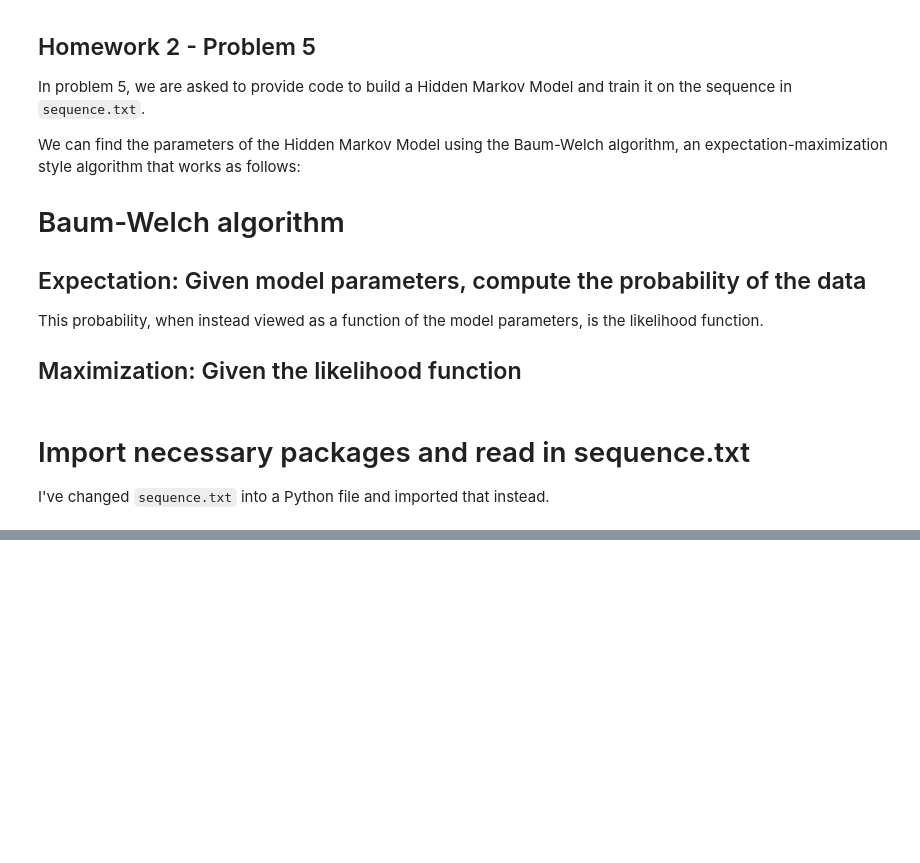
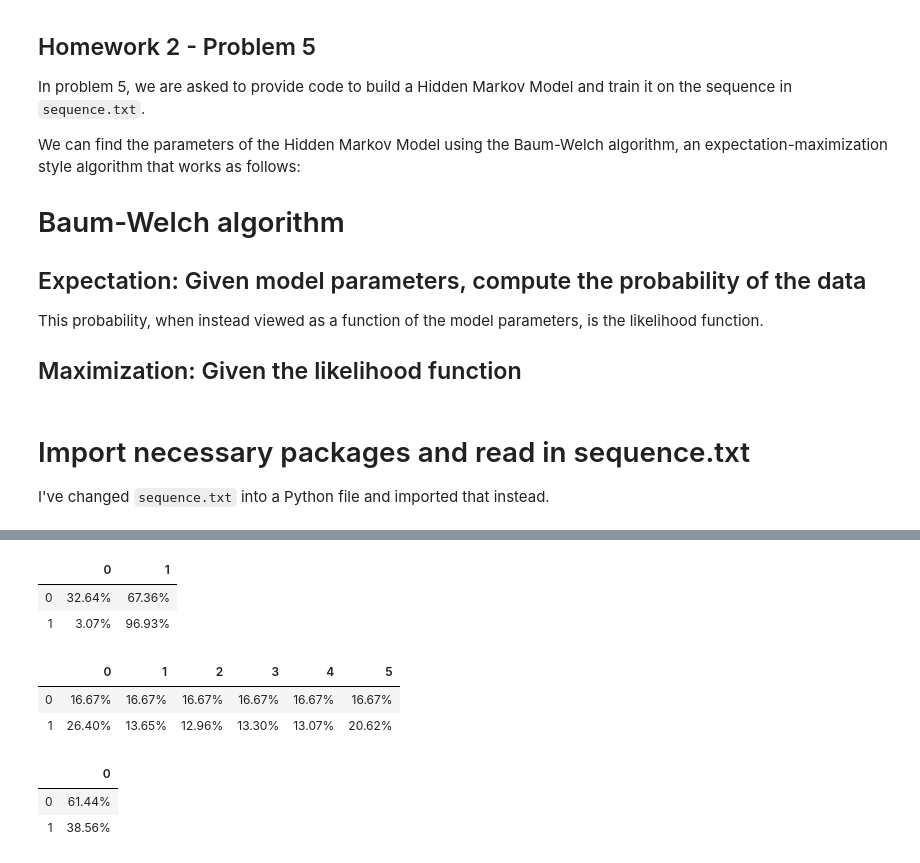
Before and after one commit to EricHe98/inference, a Jupyter notebook: hw2_inference_code.ipynb, the cells around one changed output, grey strips where cells are left out. Saved outputs shown, nothing was run; the diff lists cells and outputs as text; code cells hidden in the pictures; blank space fills up the shorter version.

```diff
--- a/hw2_inference_code.ipynb
+++ b/hw2_inference_code.ipynb
@@ -404,0 +242,21 @@ IndexError: only integers, slices (`:`), ellipsis (`...`), numpy.newaxis (`None`
+# %%
+with pd.option_context('display.float_format', lambda x: '{:.2f}%'.format(x * 100)):
+    display(pd.DataFrame(hmm.A))
+# %% [output]
+|  | 0 | 1 |
+| 0 | 32.64% | 67.36% |
+| 1 | 3.07% | 96.93% |
+# %%
+with pd.option_context('display.float_format', lambda x: '{:.2f}%'.format(x * 100)):
+    display(pd.DataFrame(hmm.B))
+# %% [output]
+|  | 0 | 1 | 2 | 3 | 4 | 5 |
+| 0 | 16.67% | 16.67% | 16.67% | 16.67% | 16.67% | 16.67% |
+| 1 | 26.40% | 13.65% | 12.96% | 13.30% | 13.07% | 20.62% |
+# %%
+with pd.option_context('display.float_format', lambda x: '{:.2f}%'.format(x * 100)):
+    display(pd.DataFrame(hmm.P))
+# %% [output]
+|  | 0 |
+| 0 | 61.44% |
+| 1 | 38.56% |
```
Also changed, not shown: parts of 41 cells of this notebook.
